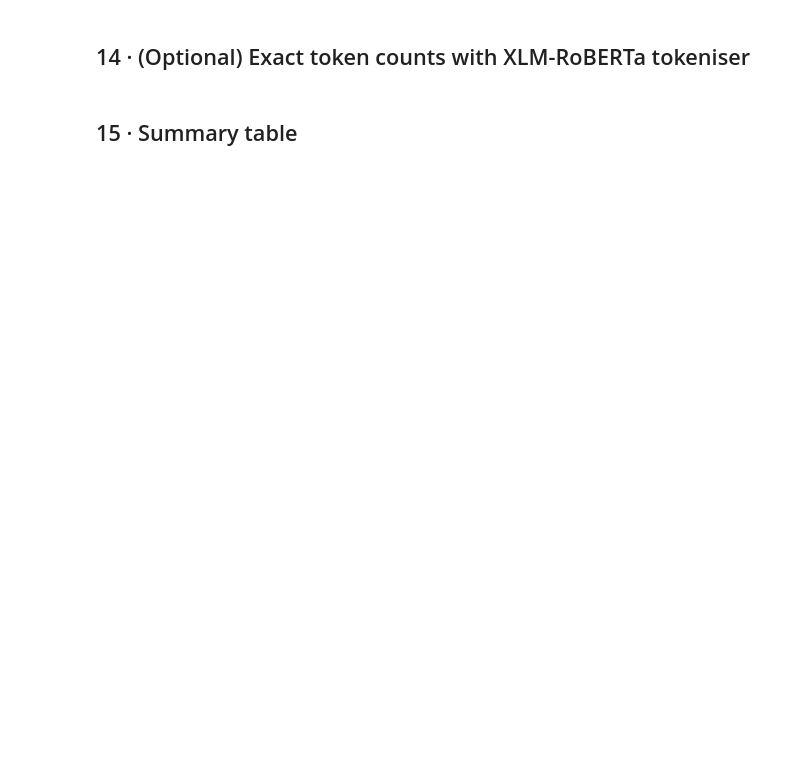
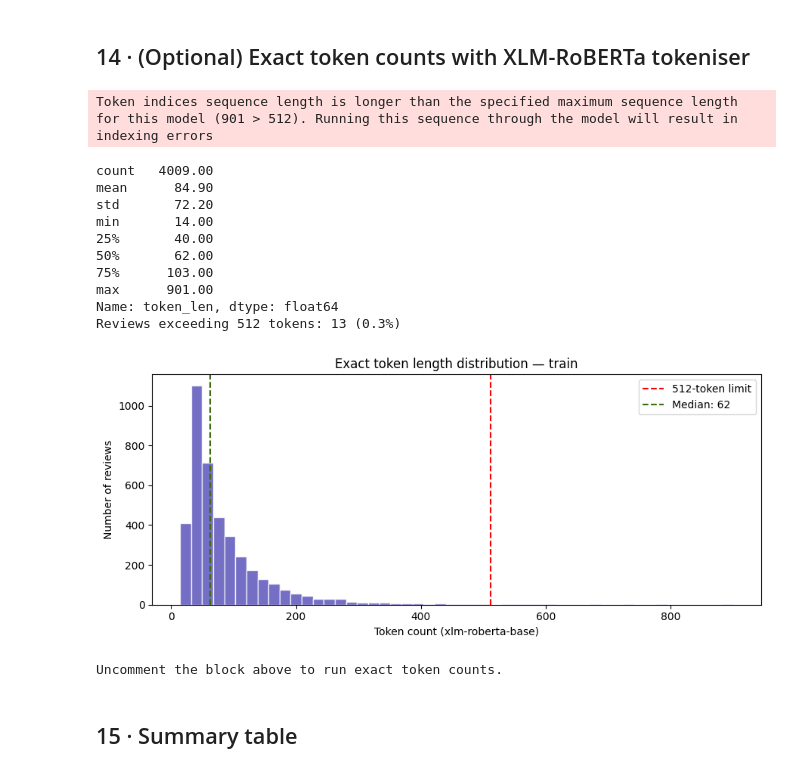
Before and after one commit to Hugo-dgn/NLP, a Jupyter notebook: src/eda.ipynb, the cells around one changed output. Cells and saved outputs as stored; diff of their text form; code cells hidden in the pictures; blank space fills up the shorter version.

```diff
--- a/src/eda.ipynb
+++ b/src/eda.ipynb
@@ -573,8 +645,8 @@ combos = [
 pd.set_option('display.max_colwidth', 200)
 for name, filters in combos:
     mask = pd.Series([True] * len(train), index=train.index)
-    for col, val in filters.items():
-        mask &= (train[col] == val)
+    for col, v in filters.items():
+        mask &= (train[col] == v)
     subset = train[mask]
     print(f'\n--- {name} (n={len(subset)}) ---')
     if len(subset):
@@ -585,32 +693,46 @@ for name, filters in combos:
 # %%
 # Uncomment to run — requires the model to be downloaded
 
-# from transformers import AutoTokenizer
-# tokenizer = AutoTokenizer.from_pretrained('FacebookAI/xlm-roberta-base')
+from transformers import AutoTokenizer
+tokenizer = AutoTokenizer.from_pretrained('FacebookAI/xlm-roberta-base')
 
-# def count_tokens(text):
-#     return len(tokenizer.encode(text, truncation=False))
+def count_tokens(text):
+    return len(tokenizer.encode(text, truncation=False))
 
-# train['token_len'] = train['Review'].apply(count_tokens)
-# val['token_len']   = val['Review'].apply(count_tokens)
+train['token_len'] = train['Review'].apply(count_tokens)
+val['token_len']   = val['Review'].apply(count_tokens)
 
-# print(train['token_len'].describe().round(1))
-# truncated = (train['token_len'] > 512).sum()
-# print(f'Reviews exceeding 512 tokens: {truncated} ({100*truncated/len(train):.1f}%)')
+print(train['token_len'].describe().round(1))
+truncated = (train['token_len'] > 512).sum()
+print(f'Reviews exceeding 512 tokens: {truncated} ({100*truncated/len(train):.1f}%)')
 
-# fig, ax = plt.subplots(figsize=(9, 4))
-# ax.hist(train['token_len'], bins=50, color='#534AB7', alpha=0.8, edgecolor='white')
-# ax.axvline(512, color='red', linestyle='--', label='512-token limit')
-# ax.axvline(train['token_len'].median(), color='#3B6D11', linestyle='--',
-#            label=f"Median: {train['token_len'].median():.0f}")
-# ax.set_xlabel('Token count (xlm-roberta-base)')
-# ax.set_ylabel('Number of reviews')
-# ax.set_title('Exact token length distribution — train')
-# ax.legend()
-# plt.tight_layout()
-# plt.show()
+fig, ax = plt.subplots(figsize=(9, 4))
+ax.hist(train['token_len'], bins=50, color='#534AB7', alpha=0.8, edgecolor='white')
+ax.axvline(512, color='red', linestyle='--', label='512-token limit')
+ax.axvline(train['token_len'].median(), color='#3B6D11', linestyle='--',
+           label=f"Median: {train['token_len'].median():.0f}")
+ax.set_xlabel('Token count (xlm-roberta-base)')
+ax.set_ylabel('Number of reviews')
+ax.set_title('Exact token length distribution — train')
+ax.legend()
+plt.tight_layout()
+plt.show()
 
 print('Uncomment the block above to run exact token counts.')
+# %% [output]
+Token indices sequence length is longer than the specified maximum sequence length for this model (901 > 512). Running this sequence through the model will result in indexing errors
+count   4009.00
+mean      84.90
+std       72.20
+min       14.00
+25%       40.00
+50%       62.00
+75%      103.00
+max      901.00
+Name: token_len, dtype: float64
+Reviews exceeding 512 tokens: 13 (0.3%)
+[figure, added]
+Uncomment the block above to run exact token counts.
 # %% [markdown]
 ## 15 · Summary table
 # %%
```
Also changed, not shown: parts of 25 cells of this notebook, 5 other files.
